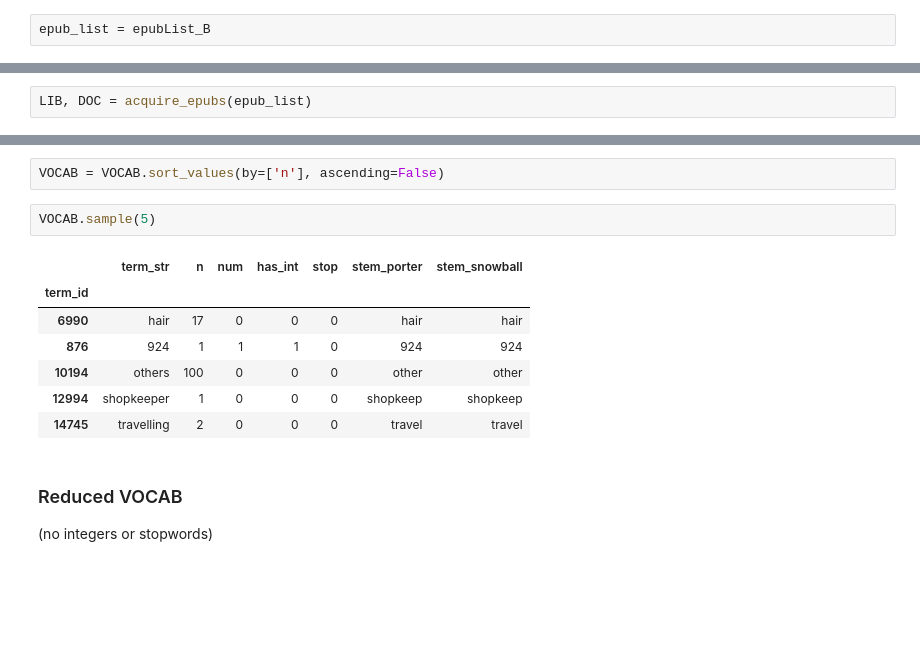
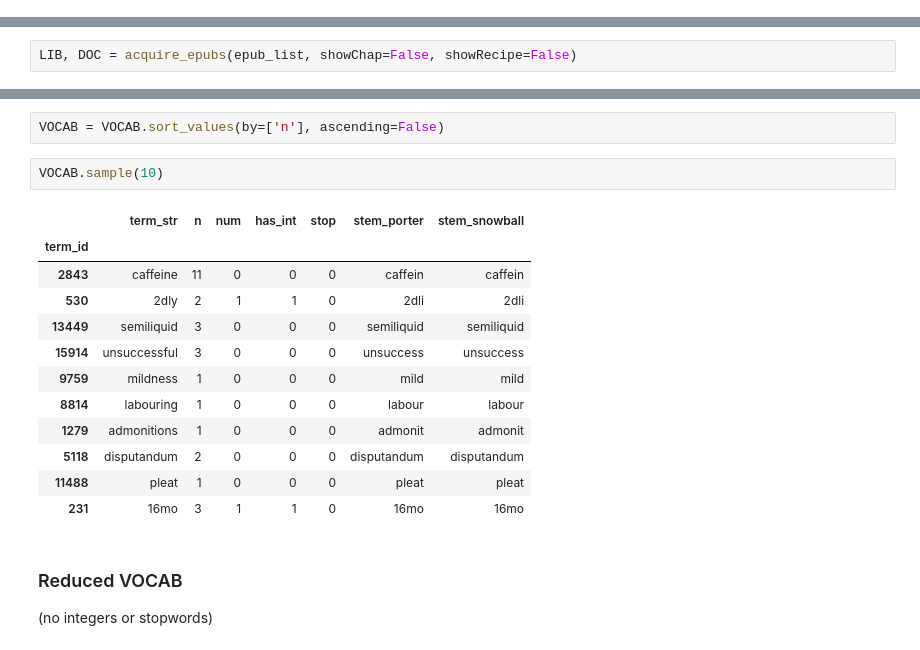
Before and after one commit to brigittehogan/Cookbook-Analytics, a Jupyter notebook: Cookbooks.ipynb, the cells around one changed output, grey strips where cells are left out. Cells and saved outputs as stored; diff of their text form; blank space fills up the shorter version.

```diff
--- a/Cookbooks.ipynb
+++ b/Cookbooks.ipynb
@@ -401,2 +619,0 @@ epubList_B
-# %%
-epub_list = epubList_B
@@ -416,6 +641,6 @@ epub_list
 # %% [markdown]
 # Get LIB and DOC Tables
 # %%
-LIB, DOC = acquire_epubs(epub_list)
+LIB, DOC = acquire_epubs(epub_list, showChap=False, showRecipe=False)
 # %% [output]
 BOOK ID:    54568
@@ -596,15 +837,20 @@ VOCAB['stem_snowball'] = VOCAB.term_str.apply(stemmer2.stem)
 # %%
 VOCAB = VOCAB.sort_values(by=['n'], ascending=False)
 # %%
-VOCAB.sample(5)
+VOCAB.sample(10)
 # %% [output]
 |  | term_str | n | num | has_int | stop | stem_porter | stem_snowball |
 | term_id |  |  |  |  |  |  |  |
-| 6990 | hair | 17 | 0 | 0 | 0 | hair | hair |
-| 876 | 924 | 1 | 1 | 1 | 0 | 924 | 924 |
-| 10194 | others | 100 | 0 | 0 | 0 | other | other |
-| 12994 | shopkeeper | 1 | 0 | 0 | 0 | shopkeep | shopkeep |
-| 14745 | travelling | 2 | 0 | 0 | 0 | travel | travel |
+| 2843 | caffeine | 11 | 0 | 0 | 0 | caffein | caffein |
+| 530 | 2dly | 2 | 1 | 1 | 0 | 2dli | 2dli |
+| 13449 | semiliquid | 3 | 0 | 0 | 0 | semiliquid | semiliquid |
+| 15914 | unsuccessful | 3 | 0 | 0 | 0 | unsuccess | unsuccess |
+| 9759 | mildness | 1 | 0 | 0 | 0 | mild | mild |
+| 8814 | labouring | 1 | 0 | 0 | 0 | labour | labour |
+| 1279 | admonitions | 1 | 0 | 0 | 0 | admonit | admonit |
+| 5118 | disputandum | 2 | 0 | 0 | 0 | disputandum | disputandum |
+| 11488 | pleat | 1 | 0 | 0 | 0 | pleat | pleat |
+| 231 | 16mo | 3 | 1 | 1 | 0 | 16mo | 16mo |
 # %% [markdown]
 ### Reduced VOCAB
 (no integers or stopwords)
```
Also changed, not shown: parts of 47 cells of this notebook.
